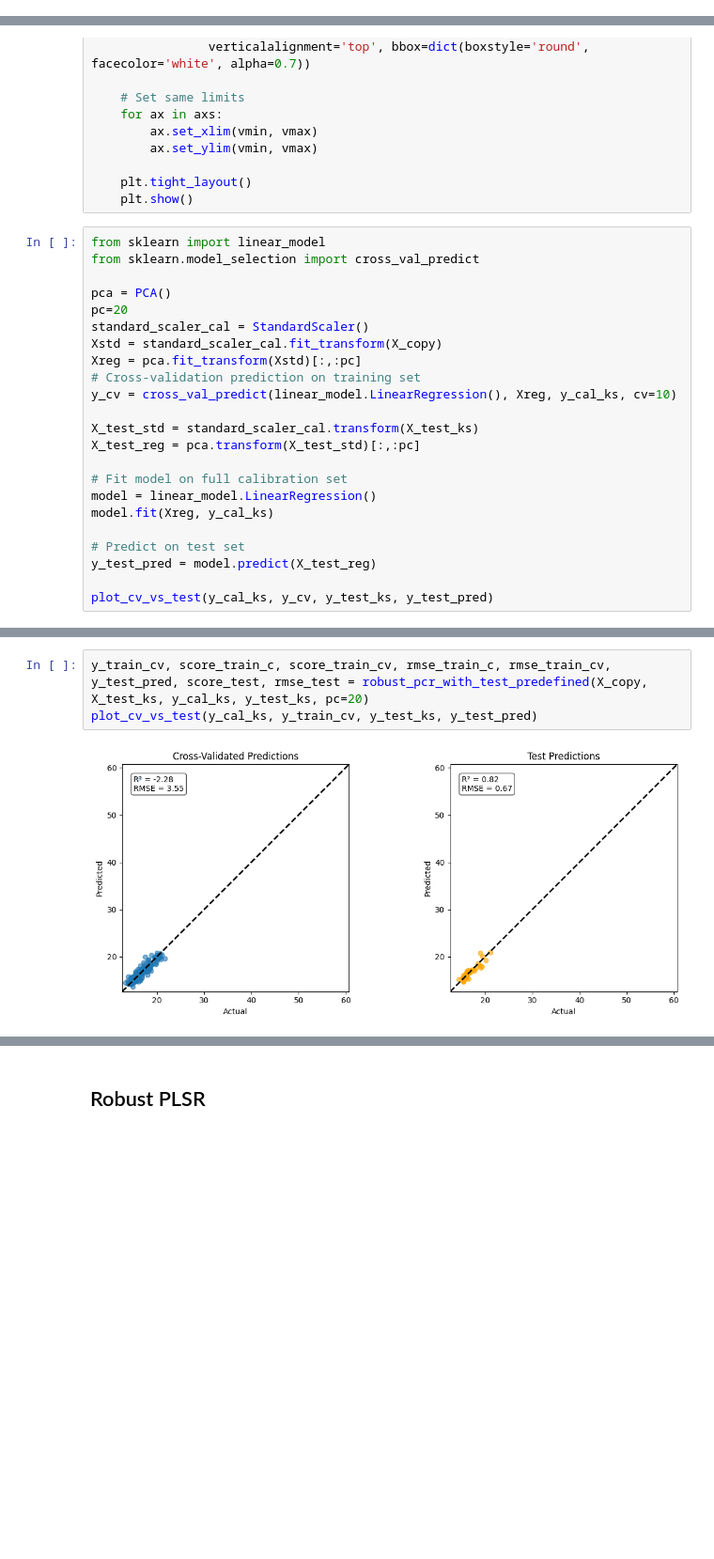
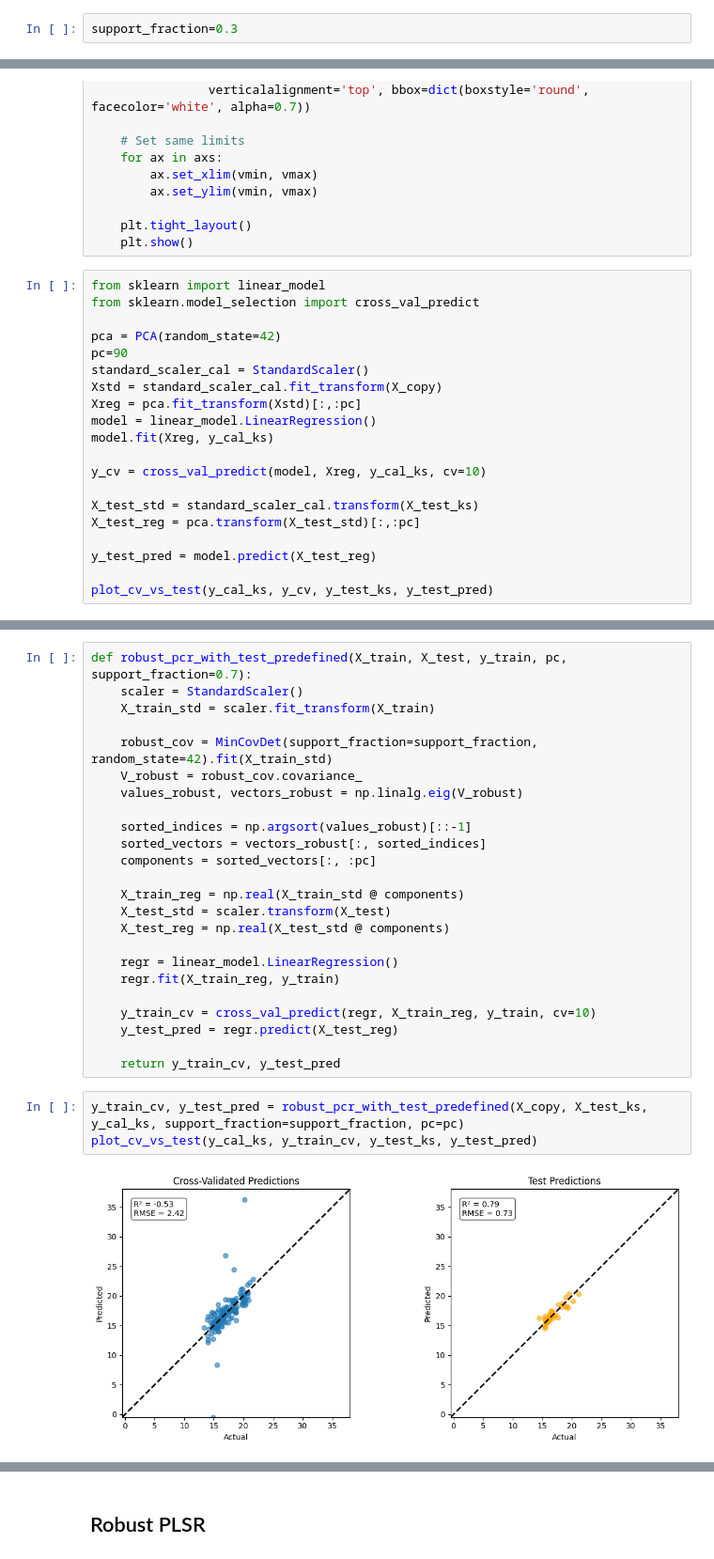
Before and after one commit to LizaGenke/Chemometric-approaches-to-hyperspectral-processing, a Jupyter notebook: robust_analysis.ipynb, the cells around one changed output, grey strips where cells are left out. Shown at 94% size. Drawn from its saved outputs; the diff is of its cells as text; blank space fills up the shorter version.

Commit message:
finalize robust_anaysis notebook

```diff
--- a/robust_analysis.ipynb
+++ b/robust_analysis.ipynb
@@ -239,3 +118,5 @@ def robust_pcr_with_test_predefined(X_train, X_test, y_train, y_test, pc, suppor
+# %%
+support_fraction=0.3
 # %%
 from sklearn.metrics import r2_score, root_mean_squared_error
 
@@ -304,22 +185,19 @@ def plot_cv_vs_test(y_cal, y_cv, y_test, y_test_pred, plot_titles=["Cross-Valida
 from sklearn import linear_model
 from sklearn.model_selection import cross_val_predict
 
-pca = PCA()
-pc=20
+pca = PCA(random_state=42)
+pc=90
 standard_scaler_cal = StandardScaler()
 Xstd = standard_scaler_cal.fit_transform(X_copy)
 Xreg = pca.fit_transform(Xstd)[:,:pc]
-# Cross-validation prediction on training set
-y_cv = cross_val_predict(linear_model.LinearRegression(), Xreg, y_cal_ks, cv=10)
+model = linear_model.LinearRegression()
+model.fit(Xreg, y_cal_ks)
+
+y_cv = cross_val_predict(model, Xreg, y_cal_ks, cv=10)
 
 X_test_std = standard_scaler_cal.transform(X_test_ks)
 X_test_reg = pca.transform(X_test_std)[:,:pc]
 
-# Fit model on full calibration set
-model = linear_model.LinearRegression()
-model.fit(Xreg, y_cal_ks)
-
-# Predict on test set
 y_test_pred = model.predict(X_test_reg)
 
 plot_cv_vs_test(y_cal_ks, y_cv, y_test_ks, y_test_pred)
@@ -328,5 +206,29 @@ plot_cv_vs_test(y_cal_ks, y_cv, y_test_ks, y_test_pred)
+# %%
+def robust_pcr_with_test_predefined(X_train, X_test, y_train, pc, support_fraction=0.7):
+    scaler = StandardScaler()
+    X_train_std = scaler.fit_transform(X_train)
+
+    robust_cov = MinCovDet(support_fraction=support_fraction, random_state=42).fit(X_train_std)
+    V_robust = robust_cov.covariance_
+    values_robust, vectors_robust = np.linalg.eig(V_robust)
+
+    sorted_indices = np.argsort(values_robust)[::-1]
+    sorted_vectors = vectors_robust[:, sorted_indices]
+    components = sorted_vectors[:, :pc]
+
+    X_train_reg = np.real(X_train_std @ components)
+    X_test_std = scaler.transform(X_test)
+    X_test_reg = np.real(X_test_std @ components)
+
+    regr = linear_model.LinearRegression()
+    regr.fit(X_train_reg, y_train)
+
+    y_train_cv = cross_val_predict(regr, X_train_reg, y_train, cv=10)
+    y_test_pred = regr.predict(X_test_reg)
+
+    return y_train_cv, y_test_pred
 # %%
-y_train_cv, score_train_c, score_train_cv, rmse_train_c, rmse_train_cv, y_test_pred, score_test, rmse_test = robust_pcr_with_test_predefined(X_copy, X_test_ks, y_cal_ks, y_test_ks, pc=20)
+y_train_cv, y_test_pred = robust_pcr_with_test_predefined(X_copy, X_test_ks, y_cal_ks, support_fraction=support_fraction, pc=pc)
 plot_cv_vs_test(y_cal_ks, y_train_cv, y_test_ks, y_test_pred)
 # %% [output]
-[figure, old version]
+[figure, new version]
```
Also changed, not shown: parts of 26 cells of this notebook.
